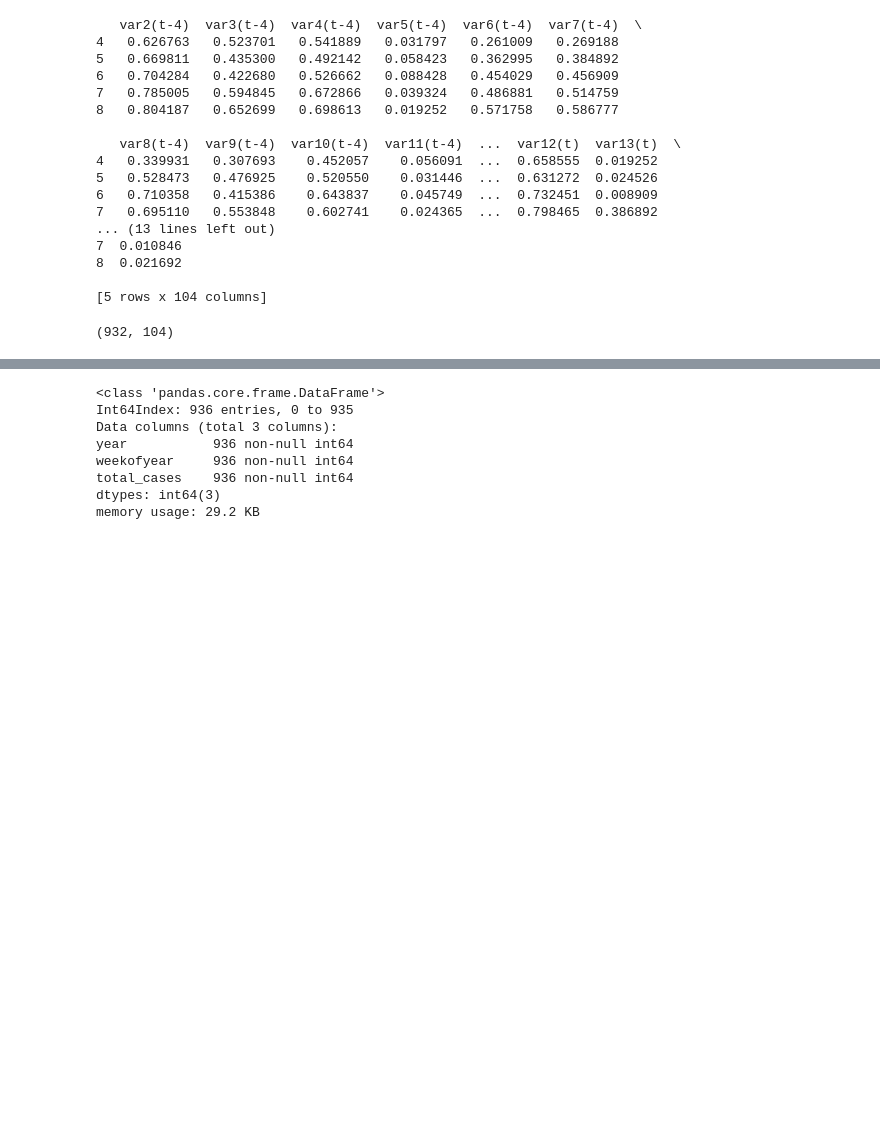
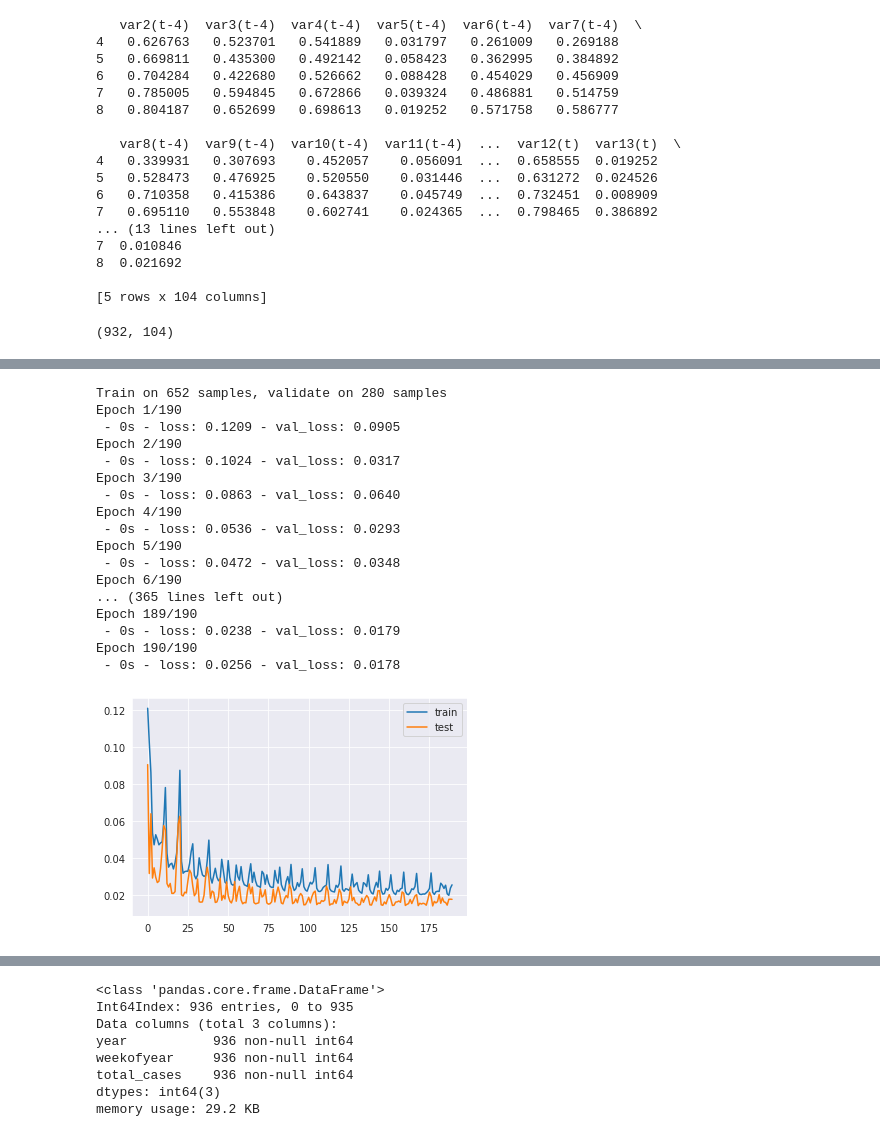
Before and after one commit to iEvidently/dsc-5-capstone-project-online-ds-pt-100118, a Jupyter notebook: dengue_fever_prediction.ipynb, the cells around one changed output, grey strips where cells are left out. Drawn from its saved outputs; the diff is of its cells as text; code cells hidden in the pictures; blank space fills up the shorter version.

```diff
--- a/dengue_fever_prediction.ipynb
+++ b/dengue_fever_prediction.ipynb
@@ -2227,3 +2259,37 @@ print(train_X.shape, train_y.shape, test_X.shape, test_y.shape)
+# %%
+# design network
+model = Sequential()
+model.add(LSTM(103, input_shape=(train_X.shape[1], train_X.shape[2])))
+model.add(Dense(1))
+model.compile(loss='mae', optimizer='adam')
+
+# fit network
+history = model.fit(train_X, train_y, epochs=190, batch_size=72, validation_data=(test_X, test_y), verbose=2, shuffle=False)
+
+# plot history
+plt.plot(history.history['loss'], label='train')
+plt.plot(history.history['val_loss'], label='test')
+plt.legend()
+plt.show()
+# %% [output]
+Train on 652 samples, validate on 280 samples
+Epoch 1/190
+ - 0s - loss: 0.1209 - val_loss: 0.0905
+Epoch 2/190
+ - 0s - loss: 0.1024 - val_loss: 0.0317
+Epoch 3/190
+ - 0s - loss: 0.0863 - val_loss: 0.0640
+Epoch 4/190
+ - 0s - loss: 0.0536 - val_loss: 0.0293
+Epoch 5/190
+ - 0s - loss: 0.0472 - val_loss: 0.0348
+Epoch 6/190
+... (365 lines left out)
+Epoch 189/190
+ - 0s - loss: 0.0238 - val_loss: 0.0179
+Epoch 190/190
+ - 0s - loss: 0.0256 - val_loss: 0.0178
+[figure, added]
 # %%
 # design network
 model = Sequential()
```
Also changed, not shown: parts of 22 cells of this notebook, 1 other file.
